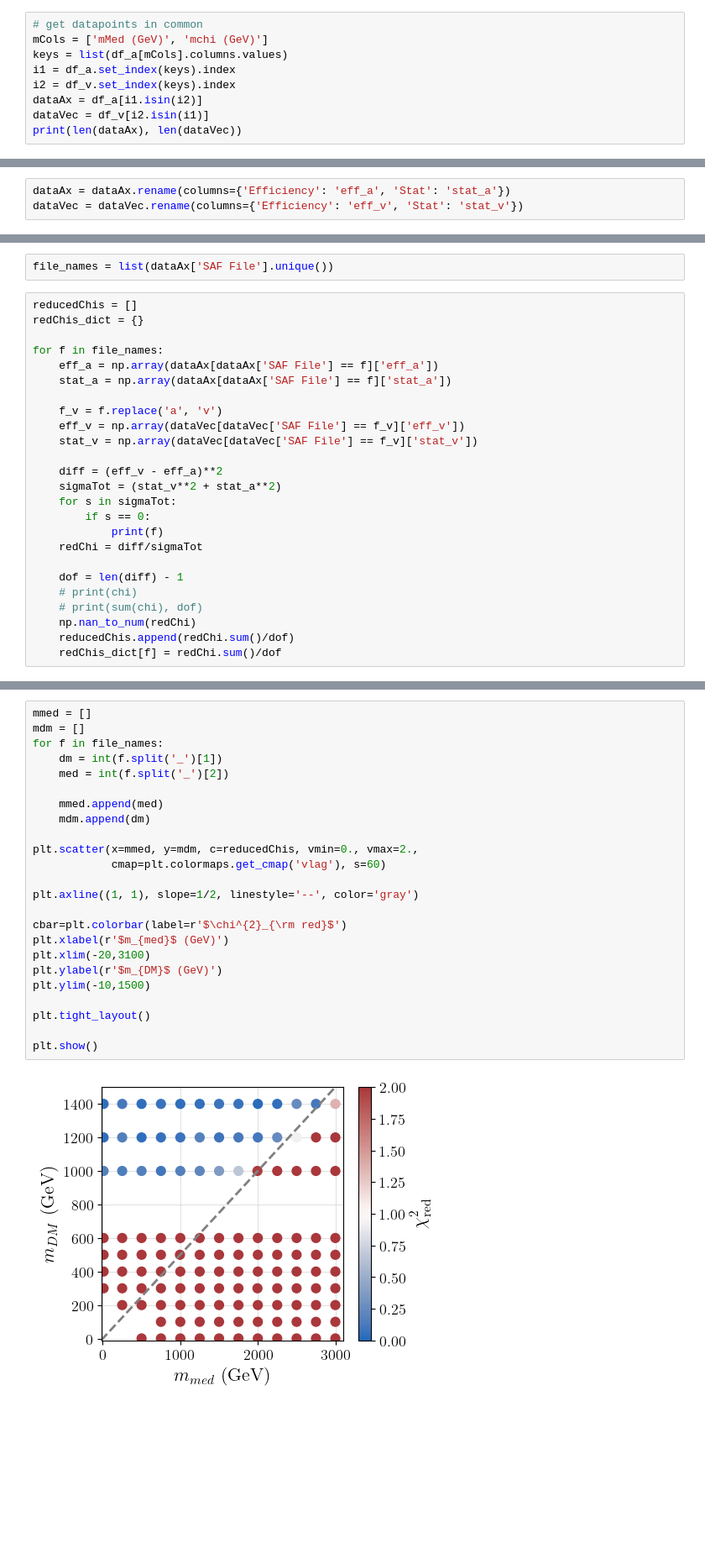
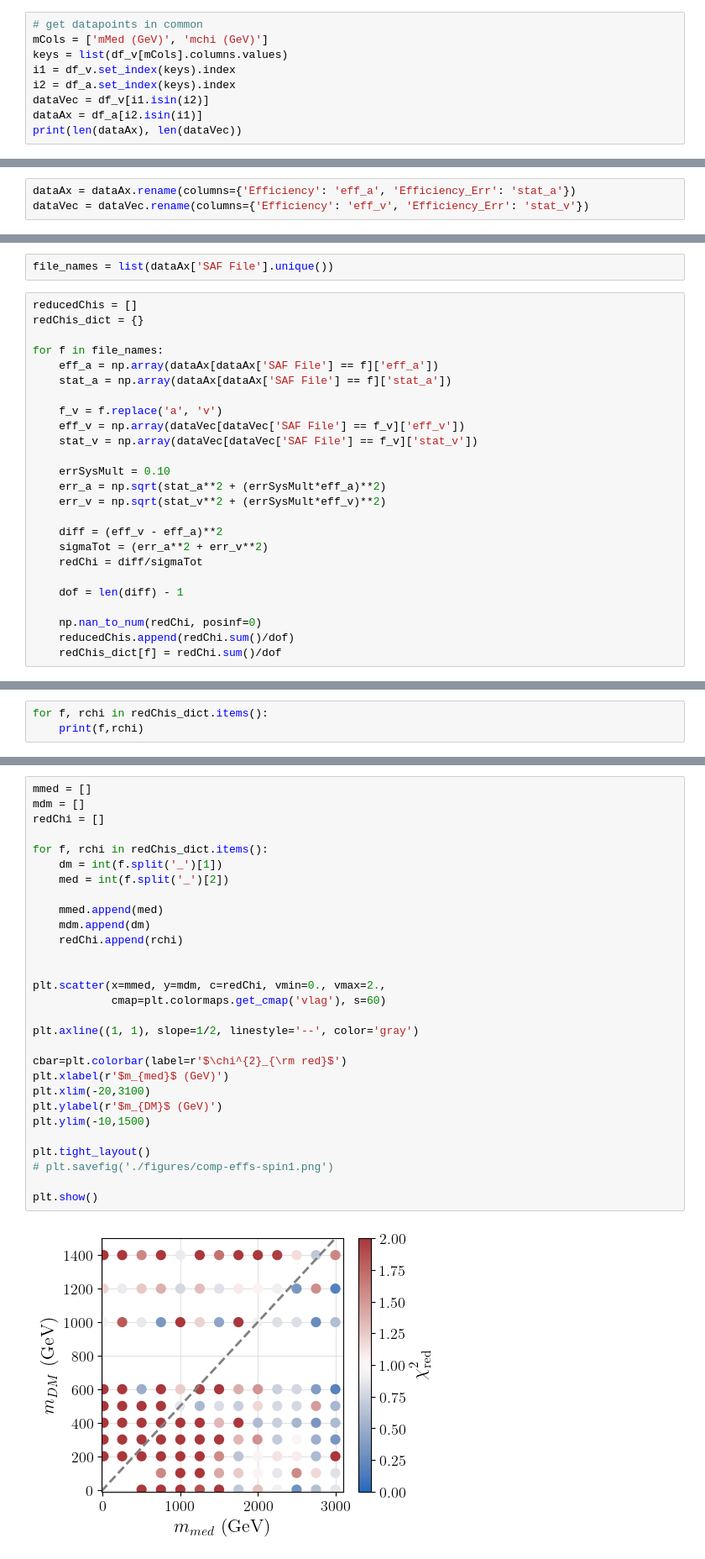
Before and after one commit to andlessa/MonoXSMS, a Jupyter notebook: ATLAS-EXOT-2018-06/notebooks/CutFlow_Spin1_comp.ipynb, the cells around one changed output, grey strips where cells are left out. Shown at 84% size. Drawn from its saved outputs; the diff is of its cells as text; blank space fills up the shorter version.

Commit message:
comparison between efficiencies spin1

```diff
--- a/ATLAS-EXOT-2018-06/notebooks/CutFlow_Spin1_comp.ipynb
+++ b/ATLAS-EXOT-2018-06/notebooks/CutFlow_Spin1_comp.ipynb
@@ -68,11 +88,11 @@ df_v = pd.read_pickle('/home/ramos/ma5Results_vector.pcl')
 # %%
 # get datapoints in common
 mCols = ['mMed (GeV)', 'mchi (GeV)']
-keys = list(df_a[mCols].columns.values)
-i1 = df_a.set_index(keys).index
-i2 = df_v.set_index(keys).index
-dataAx = df_a[i1.isin(i2)]
-dataVec = df_v[i2.isin(i1)]
+keys = list(df_v[mCols].columns.values)
+i1 = df_v.set_index(keys).index
+i2 = df_a.set_index(keys).index
+dataVec = df_v[i1.isin(i2)]
+dataAx = df_a[i2.isin(i1)]
 print(len(dataAx), len(dataVec))
 # %% [output]
 3406 3406
@@ -97,7 +117,7 @@ dataVec.T
 9 rows × 1703 columns
 # %%
-dataAx = dataAx.rename(columns={'Efficiency': 'eff_a', 'Stat': 'stat_a'})
-dataVec = dataVec.rename(columns={'Efficiency': 'eff_v', 'Stat': 'stat_v'})
+dataAx = dataAx.rename(columns={'Efficiency': 'eff_a', 'Efficiency_Err': 'stat_a'})
+dataVec = dataVec.rename(columns={'Efficiency': 'eff_v', 'Efficiency_Err': 'stat_v'})
 # %%
 dataVec
 # %% [output]
@@ -128,16 +148,16 @@ for f in file_names:
     eff_v = np.array(dataVec[dataVec['SAF File'] == f_v]['eff_v'])
     stat_v = np.array(dataVec[dataVec['SAF File'] == f_v]['stat_v'])
 
+    errSysMult = 0.10
+    err_a = np.sqrt(stat_a**2 + (errSysMult*eff_a)**2)
+    err_v = np.sqrt(stat_v**2 + (errSysMult*eff_v)**2)
+
     diff = (eff_v - eff_a)**2
-    sigmaTot = (stat_v**2 + stat_a**2)
-    for s in sigmaTot:
-        if s == 0:
-            print(f)
+    sigmaTot = (err_a**2 + err_v**2)
     redChi = diff/sigmaTot
 
     dof = len(diff) - 1
-    # print(chi)
-    # print(sum(chi), dof)
-    np.nan_to_num(redChi)
+
+    np.nan_to_num(redChi, posinf=0)
     reducedChis.append(redChi.sum()/dof)
     redChis_dict[f] = redChi.sum()/dof
@@ -201,0 +218,3 @@ int(file_names[0].split('_')[1])
+# %%
+for f, rchi in redChis_dict.items():
+    print(f,rchi)
@@ -202,26 +239,31 @@ int(file_names[0].split('_')[1])
 # %%
 mmed = []
 mdm = []
-for f in file_names:
+redChi = []
+
+for f, rchi in redChis_dict.items():
     dm = int(f.split('_')[1])
     med = int(f.split('_')[2])
 
     mmed.append(med)
     mdm.append(dm)
+    redChi.append(rchi)
 
-plt.scatter(x=mmed, y=mdm, c=reducedChis, vmin=0., vmax=2.,
+
+plt.scatter(x=mmed, y=mdm, c=redChi, vmin=0., vmax=2.,
             cmap=plt.colormaps.get_cmap('vlag'), s=60)
 
 plt.axline((1, 1), slope=1/2, linestyle='--', color='gray')
 
 cbar=plt.colorbar(label=r'$\chi^{2}_{\rm red}$')
 plt.xlabel(r'$m_{med}$ (GeV)')
 plt.xlim(-20,3100)
 plt.ylabel(r'$m_{DM}$ (GeV)')
 plt.ylim(-10,1500)
 
 plt.tight_layout()
+# plt.savefig('./figures/comp-effs-spin1.png')
 
 plt.show()
 # %% [output]
-[figure, old version]
+[figure, new version]
```
Also changed, not shown: parts of 45 cells of this notebook, 1 other file.
